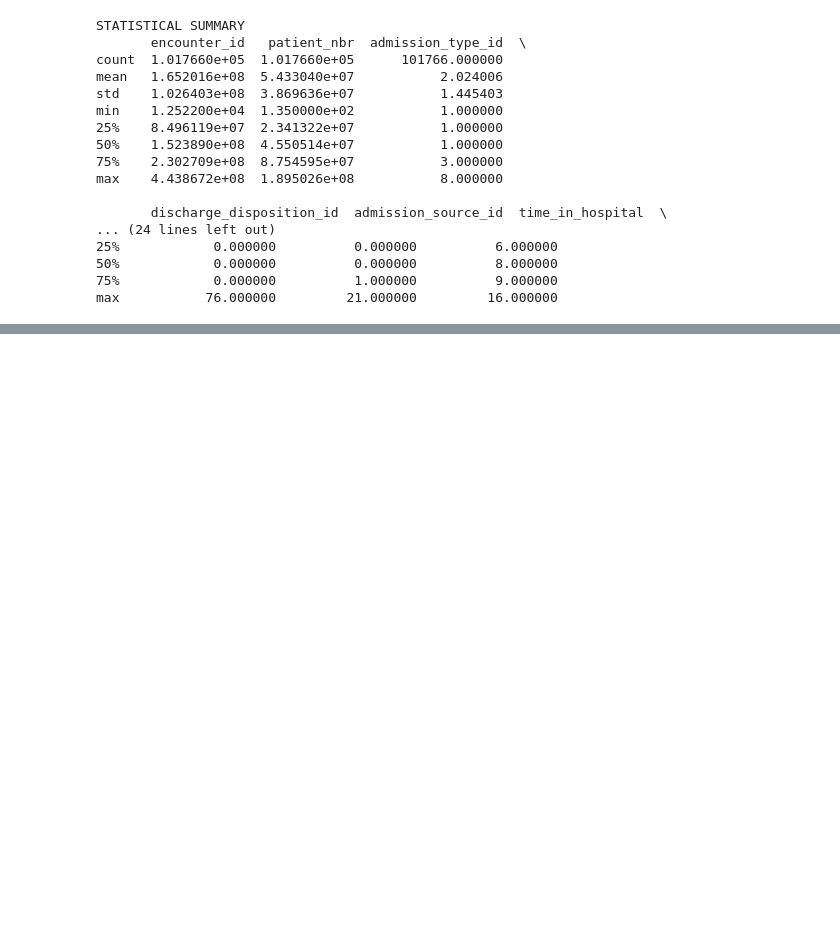
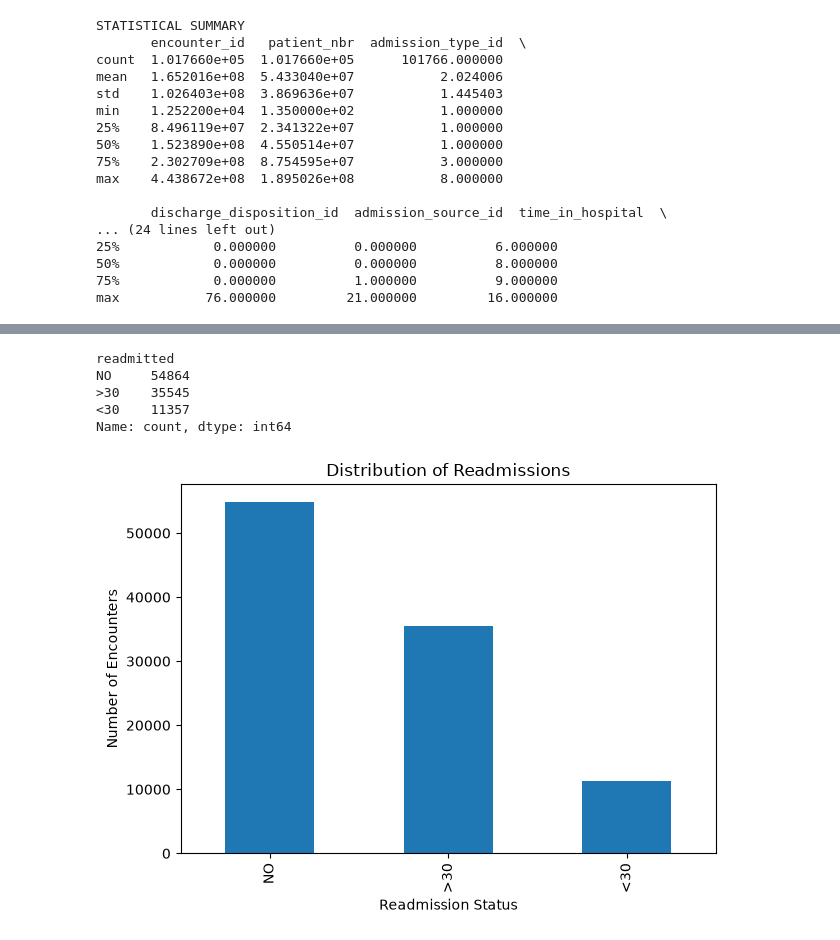
Before and after one commit to mmahpara/Diabetic, a Jupyter notebook: diabetic_analysis.ipynb, the cells around one changed output, grey strips where cells are left out. Cells and saved outputs as stored; diff of their text form; code cells hidden in the pictures; blank space fills up the shorter version.

```diff
--- a/diabetic_analysis.ipynb
+++ b/diabetic_analysis.ipynb
@@ -124,0 +163,28 @@ max           76.000000         21.000000         16.000000
+# %%
+# What is the distribution of patient readmissions?
+
+readmission_counts = df["readmitted"].value_counts()
+
+readmission_order = ["NO", ">30", "<30"]
+
+readmission_counts = readmission_counts.reindex(
+    readmission_order
+)
+
+print(readmission_counts)
+readmission_counts.plot(
+    kind="bar",
+    title="Distribution of Readmissions",
+    xlabel="Readmission Status",
+    ylabel="Number of Encounters"
+)
+
+plt.tight_layout()
+plt.show()
+# %% [output]
+readmitted
+NO     54864
+>30    35545
+<30    11357
+Name: count, dtype: int64
+[figure, added]
```
Also changed, not shown: parts of 9 cells of this notebook.
